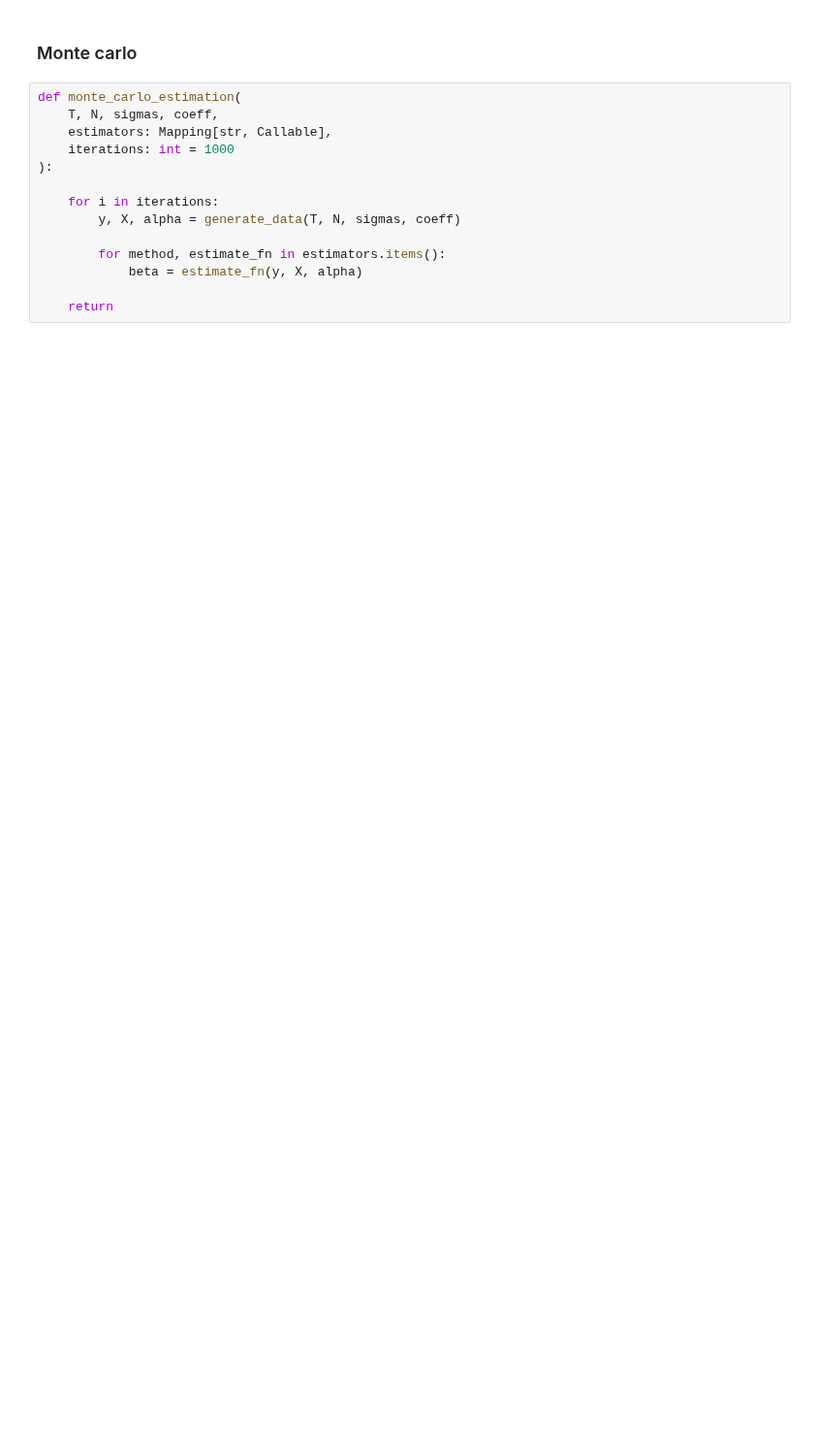
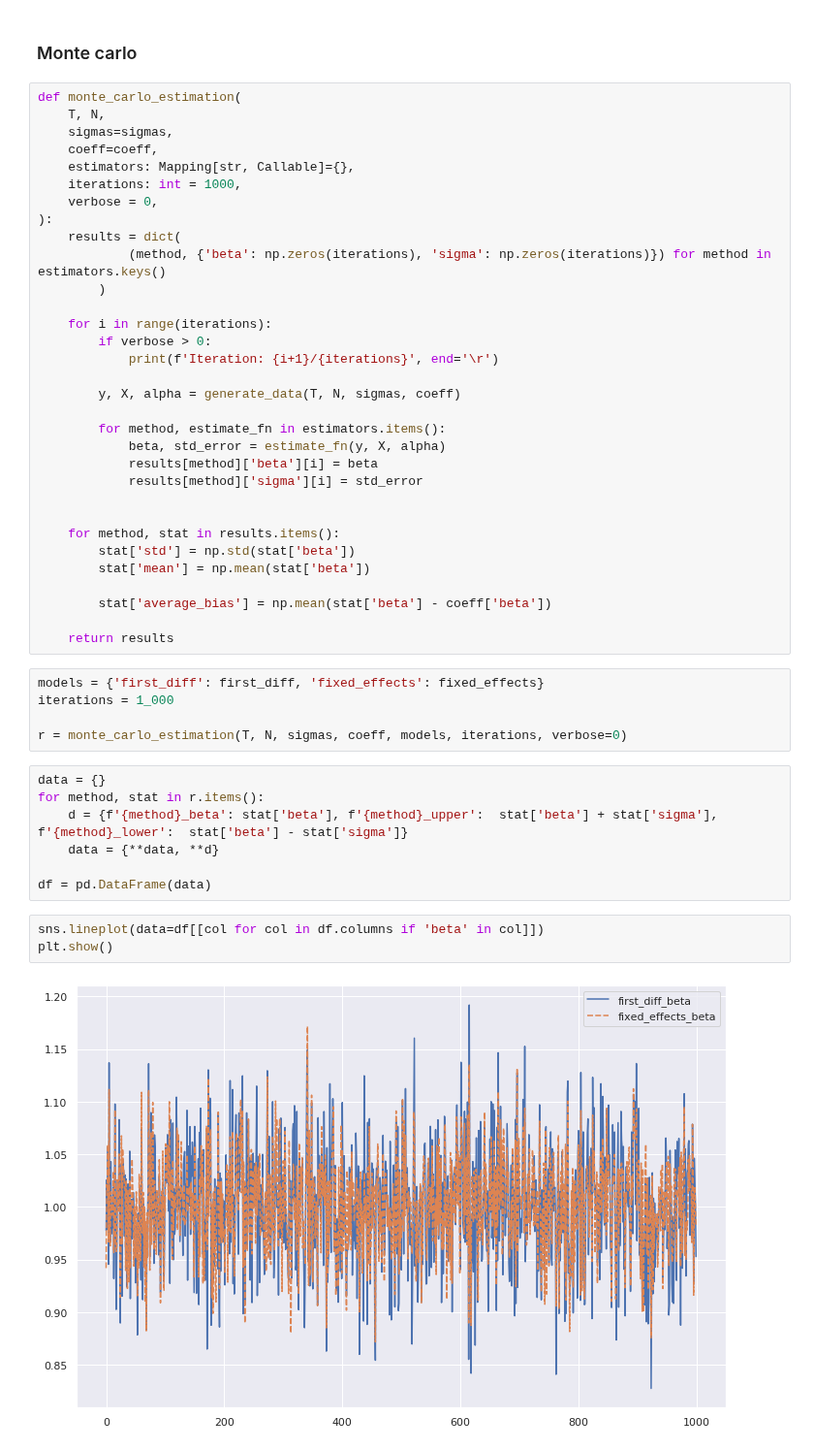
Before and after one commit to NoFishLikeIan/tinbergen, a Jupyter notebook: homework/adv_econ_notebooks/Panel Data.ipynb, the cells around one changed output. Shown at 97% size. Saved outputs shown, nothing was run; the diff lists cells and outputs as text; blank space fills up the shorter version.

Commit message:
📈 panel data bias

```diff
--- a/homework/adv_econ_notebooks/Panel Data.ipynb
+++ b/homework/adv_econ_notebooks/Panel Data.ipynb
@@ -106,15 +145,50 @@ array([[0.9418446]])
 ### Monte carlo
 # %%
 def monte_carlo_estimation(
-    T, N, sigmas, coeff,
-    estimators: Mapping[str, Callable],
-    iterations: int = 1000
+    T, N,
+    sigmas=sigmas,
+    coeff=coeff,
+    estimators: Mapping[str, Callable]={},
+    iterations: int = 1000,
+    verbose = 0,
 ):
+    results = dict(
+            (method, {'beta': np.zeros(iterations), 'sigma': np.zeros(iterations)}) for method in estimators.keys()
+        )
 
-    for i in iterations:
+    for i in range(iterations):
+        if verbose > 0:
+            print(f'Iteration: {i+1}/{iterations}', end='\r')
+
         y, X, alpha = generate_data(T, N, sigmas, coeff)
 
         for method, estimate_fn in estimators.items():
-            beta = estimate_fn(y, X, alpha)
+            beta, std_error = estimate_fn(y, X, alpha)
+            results[method]['beta'][i] = beta
+            results[method]['sigma'][i] = std_error
 
-    return
+
+    for method, stat in results.items():
+        stat['std'] = np.std(stat['beta'])
+        stat['mean'] = np.mean(stat['beta'])
+
+        stat['average_bias'] = np.mean(stat['beta'] - coeff['beta'])
+
+    return results
+# %%
+models = {'first_diff': first_diff, 'fixed_effects': fixed_effects}
+iterations = 1_000
+
+r = monte_carlo_estimation(T, N, sigmas, coeff, models, iterations, verbose=0)
+# %%
+data = {}
+for method, stat in r.items():
+    d = {f'{method}_beta': stat['beta'], f'{method}_upper':  stat['beta'] + stat['sigma'], f'{method}_lower':  stat['beta'] - stat['sigma']}
+    data = {**data, **d}
+
+df = pd.DataFrame(data)
+# %%
+sns.lineplot(data=df[[col for col in df.columns if 'beta' in col]])
+plt.show()
+# %% [output]
+[figure, added]
```
Also changed, not shown: parts of 40 cells of this notebook.
